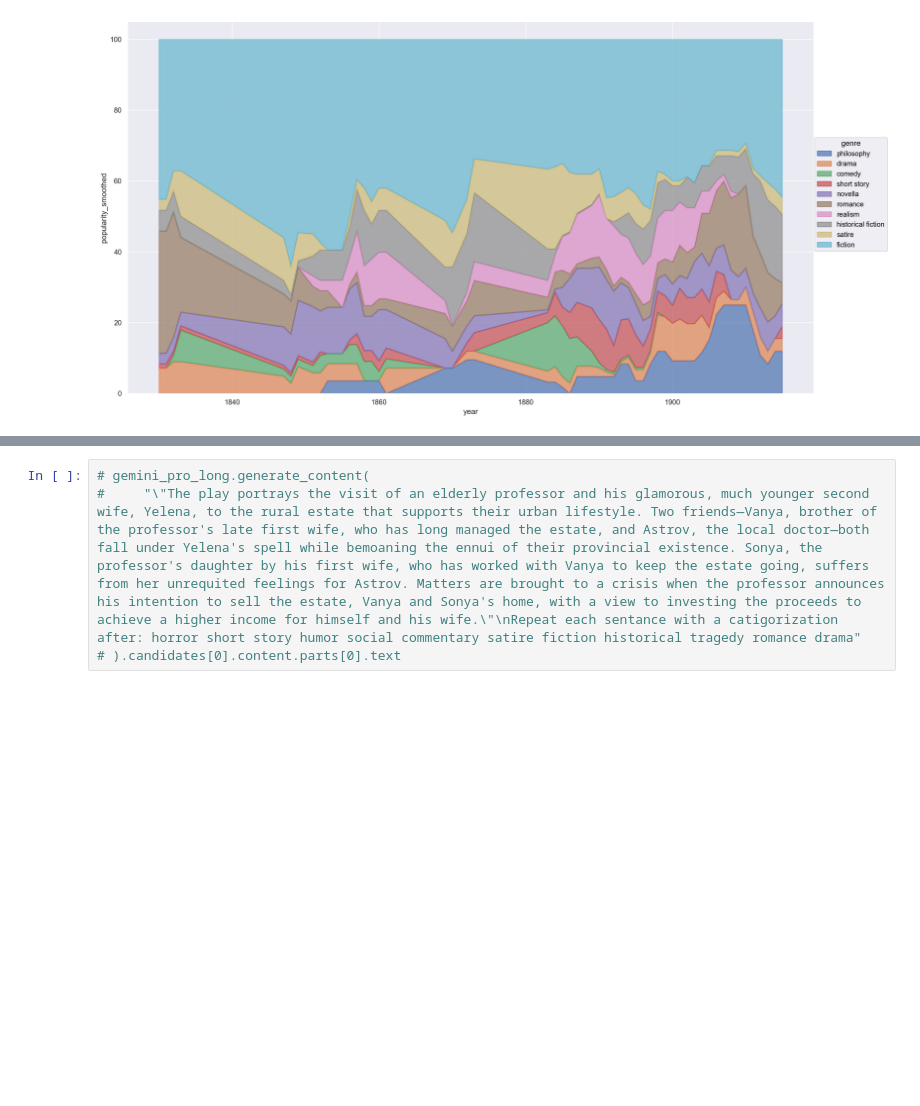
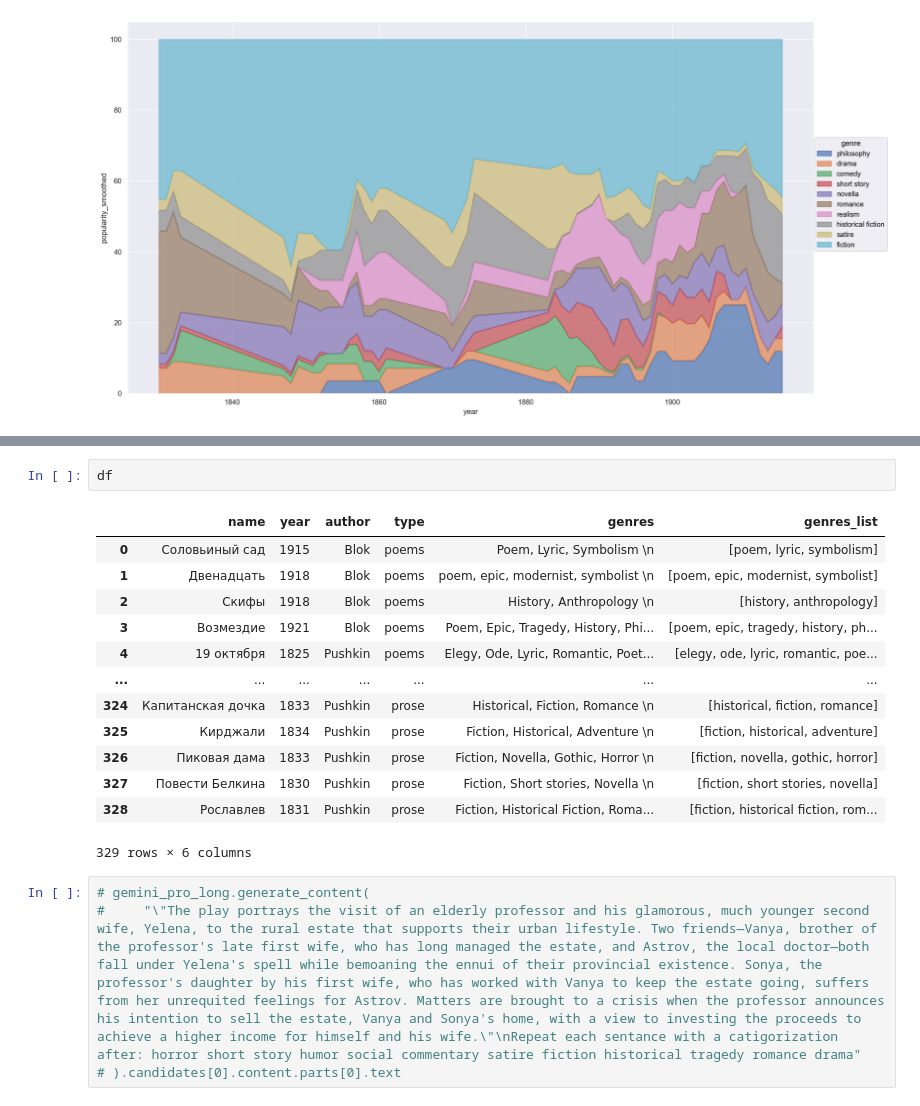
Before and after one commit to AlistairKeiller/russian_lit, a Jupyter notebook: gemini.ipynb, the cells around one changed output, grey strips where cells are left out. Drawn from its saved outputs; the diff is of its cells as text; blank space fills up the shorter version.

```diff
--- a/gemini.ipynb
+++ b/gemini.ipynb
@@ -167,3 +188,19 @@ so.Plot(
+# %%
+df
+# %% [output]
+|  | name | year | author | type | genres | genres_list |
+| 0 | Соловьиный сад | 1915 | Blok | poems | Poem, Lyric, Symbolism \n | [poem, lyric, symbolism] |
+| 1 | Двенадцать | 1918 | Blok | poems | poem, epic, modernist, symbolist \n | [poem, epic, modernist, symbolist] |
+| 2 | Скифы | 1918 | Blok | poems | History, Anthropology \n | [history, anthropology] |
+| 3 | Возмездие | 1921 | Blok | poems | Poem, Epic, Tragedy, History, Phi... | [poem, epic, tragedy, history, ph... |
+| 4 | 19 октября | 1825 | Pushkin | poems | Elegy, Ode, Lyric, Romantic, Poet... | [elegy, ode, lyric, romantic, poe... |
+| ... | ... | ... | ... | ... | ... | ... |
+| 324 | Капитанская дочка | 1833 | Pushkin | prose | Historical, Fiction, Romance \n | [historical, fiction, romance] |
+| 325 | Кирджали | 1834 | Pushkin | prose | Fiction, Historical, Adventure \n | [fiction, historical, adventure] |
+| 326 | Пиковая дама | 1833 | Pushkin | prose | Fiction, Novella, Gothic, Horror \n | [fiction, novella, gothic, horror] |
+| 327 | Повести Белкина | 1830 | Pushkin | prose | Fiction, Short stories, Novella \n | [fiction, short stories, novella] |
+| 328 | Рославлев | 1831 | Pushkin | prose | Fiction, Historical Fiction, Roma... | [fiction, historical fiction, rom... |
+329 rows × 6 columns
 # %%
 # gemini_pro_long.generate_content(
 #     "\"The play portrays the visit of an elderly professor and his glamorous, much younger second wife, Yelena, to the rural estate that supports their urban lifestyle. Two friends—Vanya, brother of the professor's late first wife, who has long managed the estate, and Astrov, the local doctor—both fall under Yelena's spell while bemoaning the ennui of their provincial existence. Sonya, the professor's daughter by his first wife, who has worked with Vanya to keep the estate going, suffers from her unrequited feelings for Astrov. Matters are brought to a crisis when the professor announces his intention to sell the estate, Vanya and Sonya's home, with a view to investing the proceeds to achieve a higher income for himself and his wife.\"\nRepeat each sentance with a catigorization after: horror short story humor social commentary satire fiction historical tragedy romance drama"
```
Also changed, not shown: parts of 5 cells of this notebook.
